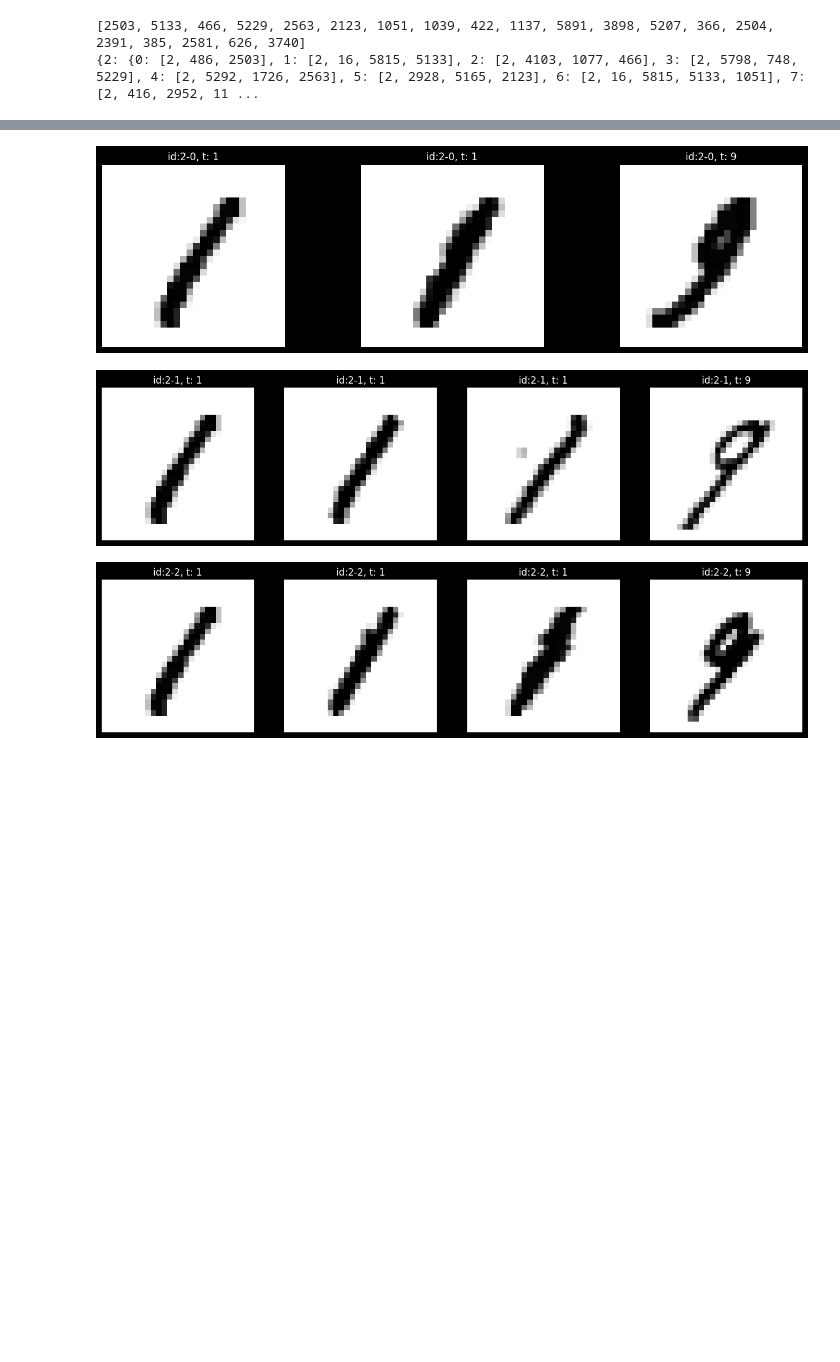
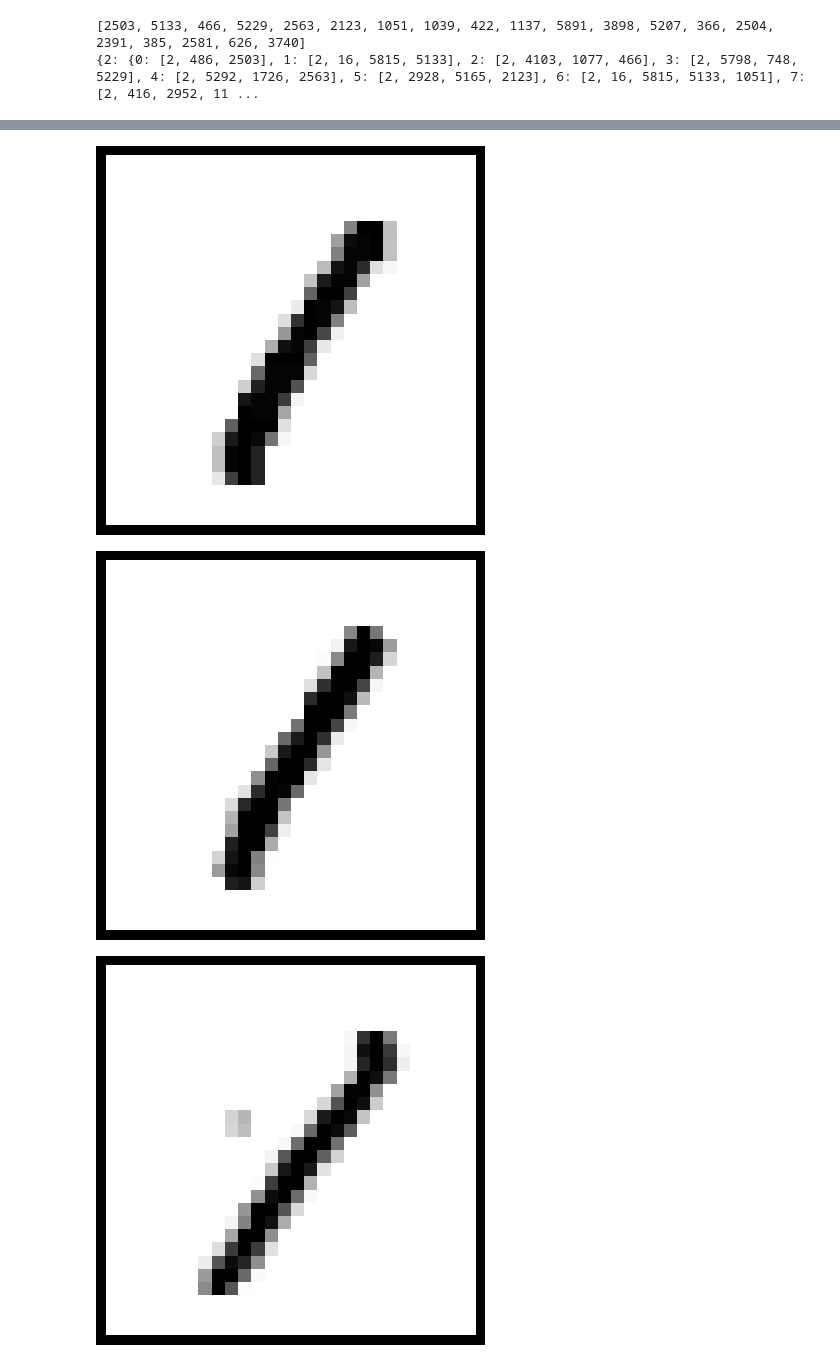
Before and after one commit to xuanxuanxuan-git/facelift, a Jupyter notebook: mnist_example.ipynb, the cells around one changed output, grey strips where cells are left out. Drawn from its saved outputs; the diff is of its cells as text; code cells hidden in the pictures; blank space fills up the shorter version.

```diff
--- a/mnist_example.ipynb
+++ b/mnist_example.ipynb
@@ -414,8 +443,21 @@ def plot_digits(path, _id):
 # %%
-for k in res.keys():
-    for k2 in res[k].keys():
-        plot_digits(res[k][k2], '-'.join(map(str, [k, k2])))
+# for k in res.keys():
+#     for k2 in res[k].keys():
+#         plot_digits(res[k][k2], '-'.join(map(str, [k, k2])))
+
+# 7
+img_indices = [2, 5292, 1462, 5100, 3977, 626]
+# 4
+img_indices = [2, 16, 5815, 2458, 2581]
+# alternative paths
+# img_indices = [6326, 2019, 2857, 6684]
+for img_idx in img_indices:
+    digit1 = np.array(X.iloc[img_idx, :])
+    fig, ax = plt.subplots()
+    ax.set_axis_off()
+    ax.imshow(digit1.reshape(28,28), cmap=plt.cm.gray_r, interpolation=None)
+    plt.savefig(f'figures/digit_id_{img_idx}.pdf', dpi=300)
 # %% [output]
-[figure, old version]
+[figure, new version]
-[figure, old version]
+[figure, new version]
-[figure, old version]
+[figure, new version]
```
Also changed, not shown: parts of 11 cells of this notebook, 2 other files.
